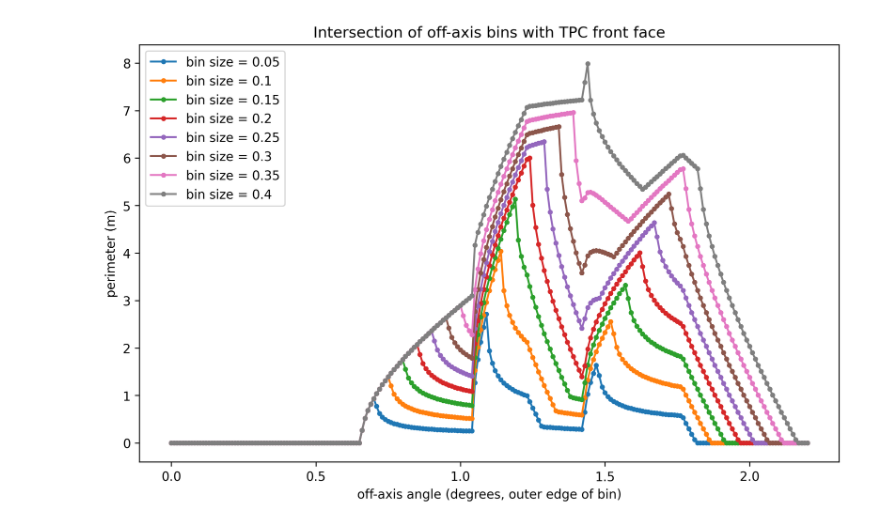
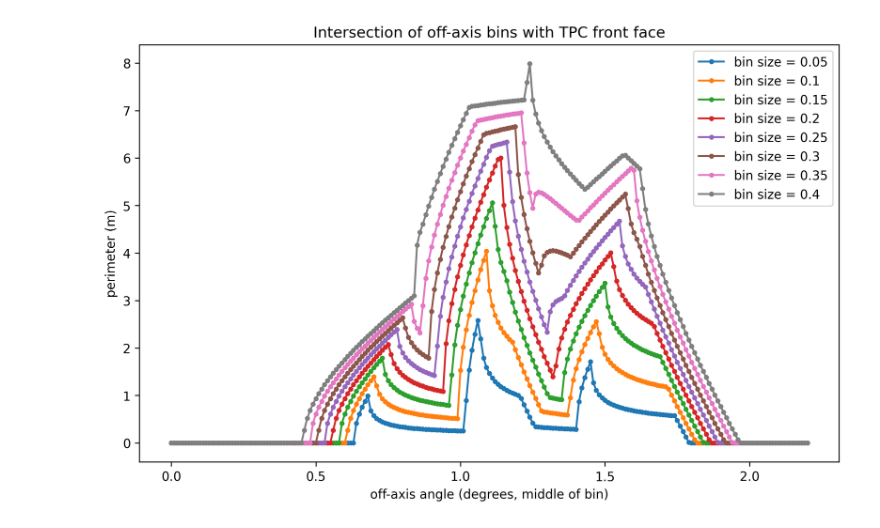
Before and after one commit to BMDragon/SBND_PRISM_Pi0_Study, a Jupyter notebook: boundaryTests.ipynb, the cells around one changed output. Cells and saved outputs as stored; diff of their text form; code cells hidden in the pictures.

```diff
--- a/boundaryTests.ipynb
+++ b/boundaryTests.ipynb
@@ -194,19 +232,19 @@ def getPerimeterFront(outerAngle, innerAngle):
 # %%
 angleSpace = np.arange(0, 2.200001, 0.01)
 binnings = np.array([0.05, 0.1, 0.15, 0.2, 0.25, 0.3, 0.35, 0.4])
 plt.figure(figsize=(10, 6), dpi=300)
 for b in binnings:
     perms = np.array([])
     for a in angleSpace:
         if a < b:
             perms = np.append(perms, 0)
         else:
-            perms = np.append(perms, getPerimeterFront(a, a-b))
+            perms = np.append(perms, getPerimeterFront(a+b/2, a-b/2))
     plt.plot(angleSpace, perms, label=f'bin size = {b}', marker='.')
 plt.legend()
-plt.xlabel('off-axis angle (degrees, outer edge of bin)')
+plt.xlabel('off-axis angle (degrees, middle of bin)')
 plt.ylabel('perimeter (m)')
 plt.title('Intersection of off-axis bins with TPC front face')
 plt.show()
 # %% [output]
-[figure, old version]
+[figure, new version]
```
Also changed, not shown: parts of 11 cells of this notebook.
